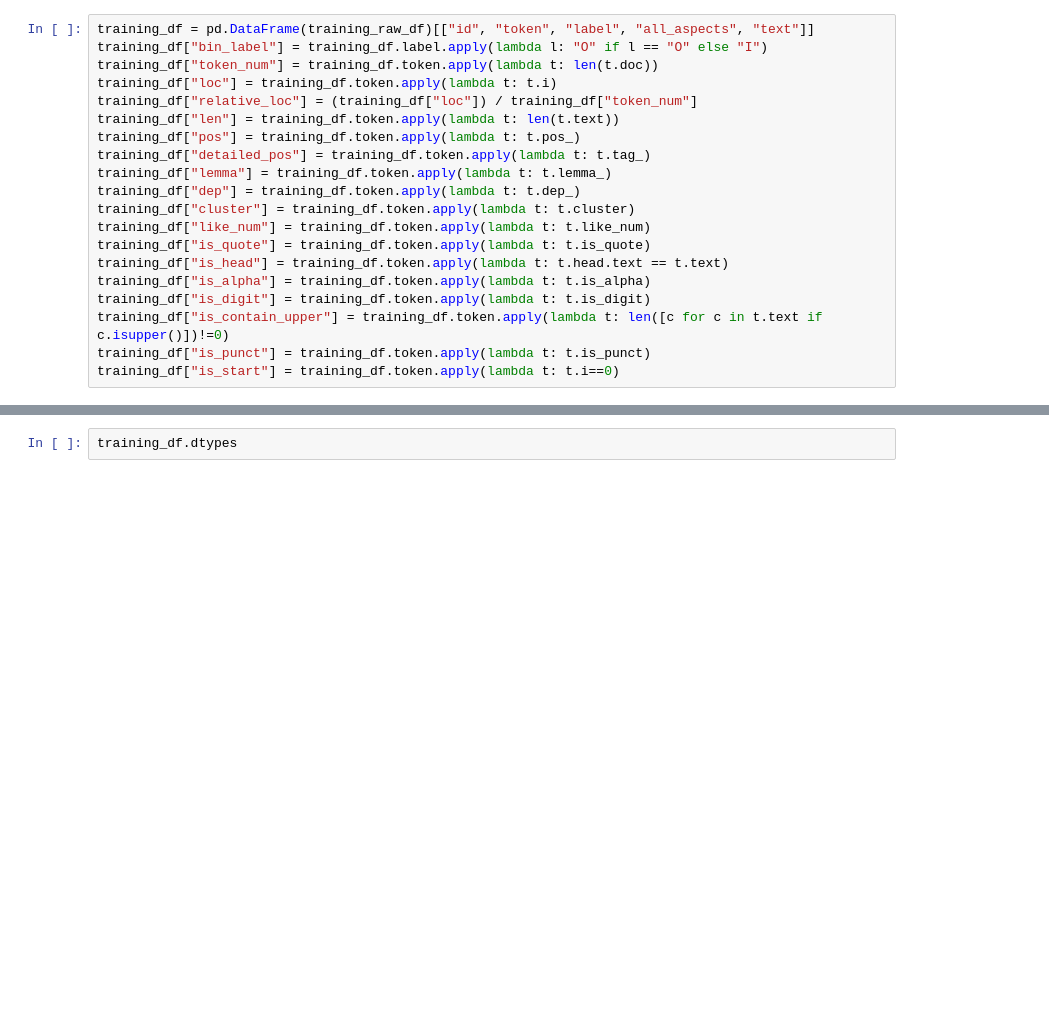
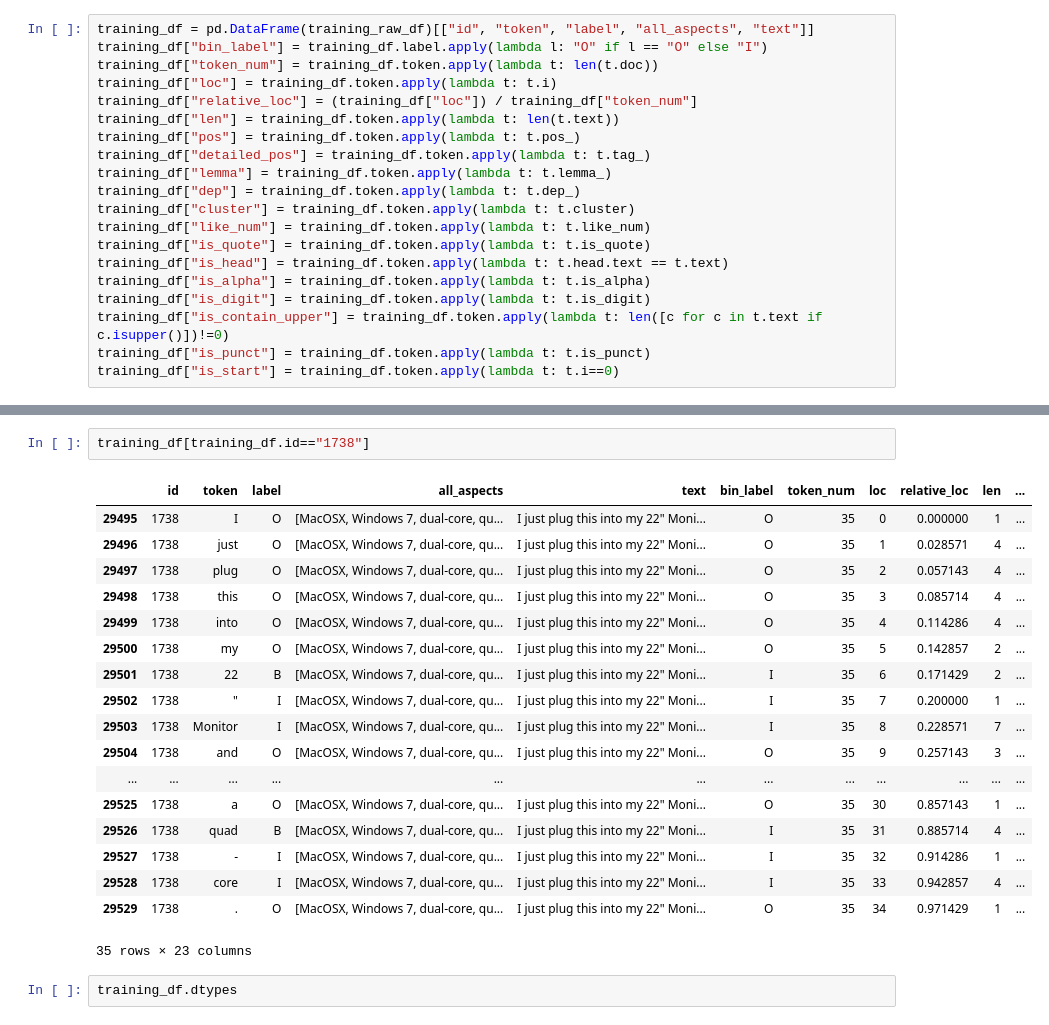
Before and after one commit to phiradet/aspect_term_extraction, a Jupyter notebook: Data observation.ipynb, the cells around one changed output, grey strips where cells are left out. Cells and saved outputs as stored; diff of their text form; blank space fills up the shorter version.

```diff
--- a/notebooks/Data observation.ipynb
+++ b/Data observation.ipynb
@@ -144,3 +171,24 @@ training_df.head(100)
+# %%
+training_df[training_df.id=="1738"]
+# %% [output]
+|  | id | token | label | all_aspects | text | bin_label | token_num | loc | relative_loc | len | ... |
+| 29495 | 1738 | I | O | [MacOSX, Windows 7, dual-core, qu... | I just plug this into my 22" Moni... | O | 35 | 0 | 0.000000 | 1 | ... |
+| 29496 | 1738 | just | O | [MacOSX, Windows 7, dual-core, qu... | I just plug this into my 22" Moni... | O | 35 | 1 | 0.028571 | 4 | ... |
+| 29497 | 1738 | plug | O | [MacOSX, Windows 7, dual-core, qu... | I just plug this into my 22" Moni... | O | 35 | 2 | 0.057143 | 4 | ... |
+| 29498 | 1738 | this | O | [MacOSX, Windows 7, dual-core, qu... | I just plug this into my 22" Moni... | O | 35 | 3 | 0.085714 | 4 | ... |
+| 29499 | 1738 | into | O | [MacOSX, Windows 7, dual-core, qu... | I just plug this into my 22" Moni... | O | 35 | 4 | 0.114286 | 4 | ... |
+| 29500 | 1738 | my | O | [MacOSX, Windows 7, dual-core, qu... | I just plug this into my 22" Moni... | O | 35 | 5 | 0.142857 | 2 | ... |
+| 29501 | 1738 | 22 | B | [MacOSX, Windows 7, dual-core, qu... | I just plug this into my 22" Moni... | I | 35 | 6 | 0.171429 | 2 | ... |
+| 29502 | 1738 | " | I | [MacOSX, Windows 7, dual-core, qu... | I just plug this into my 22" Moni... | I | 35 | 7 | 0.200000 | 1 | ... |
+| 29503 | 1738 | Monitor | I | [MacOSX, Windows 7, dual-core, qu... | I just plug this into my 22" Moni... | I | 35 | 8 | 0.228571 | 7 | ... |
+| 29504 | 1738 | and | O | [MacOSX, Windows 7, dual-core, qu... | I just plug this into my 22" Moni... | O | 35 | 9 | 0.257143 | 3 | ... |
+| ... | ... | ... | ... | ... | ... | ... | ... | ... | ... | ... | ... |
+| 29525 | 1738 | a | O | [MacOSX, Windows 7, dual-core, qu... | I just plug this into my 22" Moni... | O | 35 | 30 | 0.857143 | 1 | ... |
+| 29526 | 1738 | quad | B | [MacOSX, Windows 7, dual-core, qu... | I just plug this into my 22" Moni... | I | 35 | 31 | 0.885714 | 4 | ... |
+| 29527 | 1738 | - | I | [MacOSX, Windows 7, dual-core, qu... | I just plug this into my 22" Moni... | I | 35 | 32 | 0.914286 | 1 | ... |
+| 29528 | 1738 | core | I | [MacOSX, Windows 7, dual-core, qu... | I just plug this into my 22" Moni... | I | 35 | 33 | 0.942857 | 4 | ... |
+| 29529 | 1738 | . | O | [MacOSX, Windows 7, dual-core, qu... | I just plug this into my 22" Moni... | O | 35 | 34 | 0.971429 | 1 | ... |
+35 rows × 23 columns
 # %%
 training_df.dtypes
 # %% [output]
```
Also changed, not shown: parts of 8 cells of this notebook, 2 other files.
